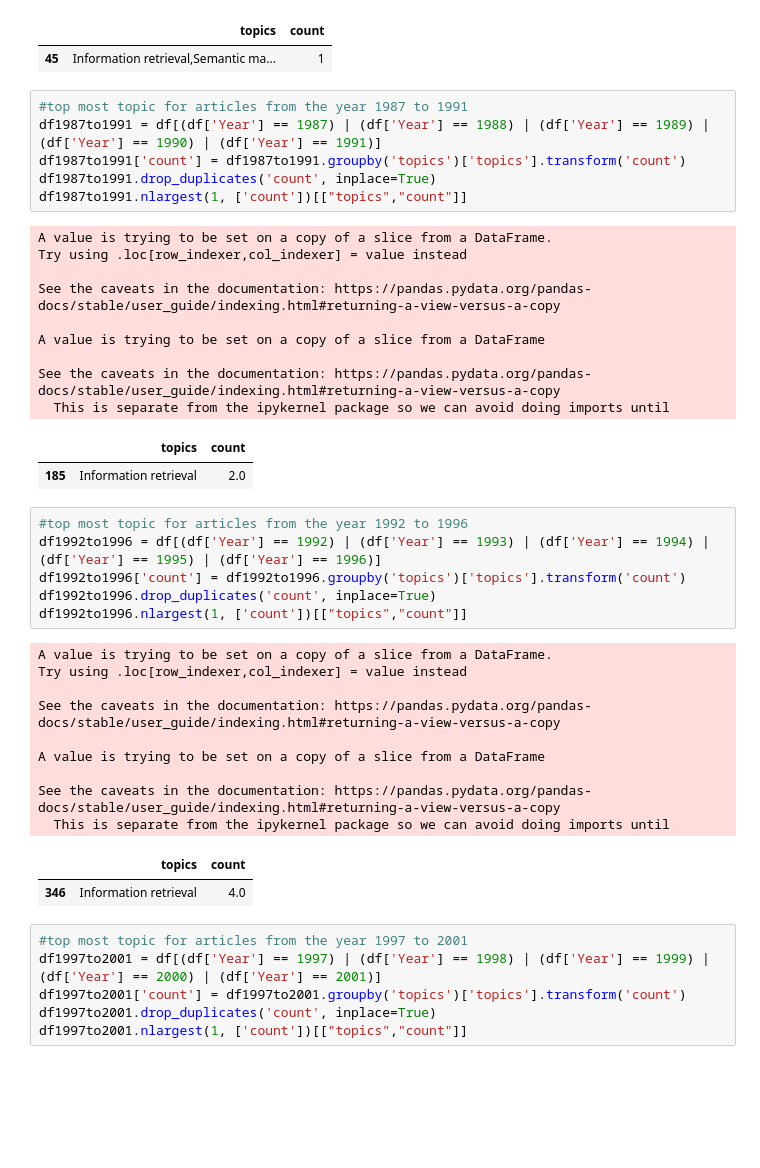
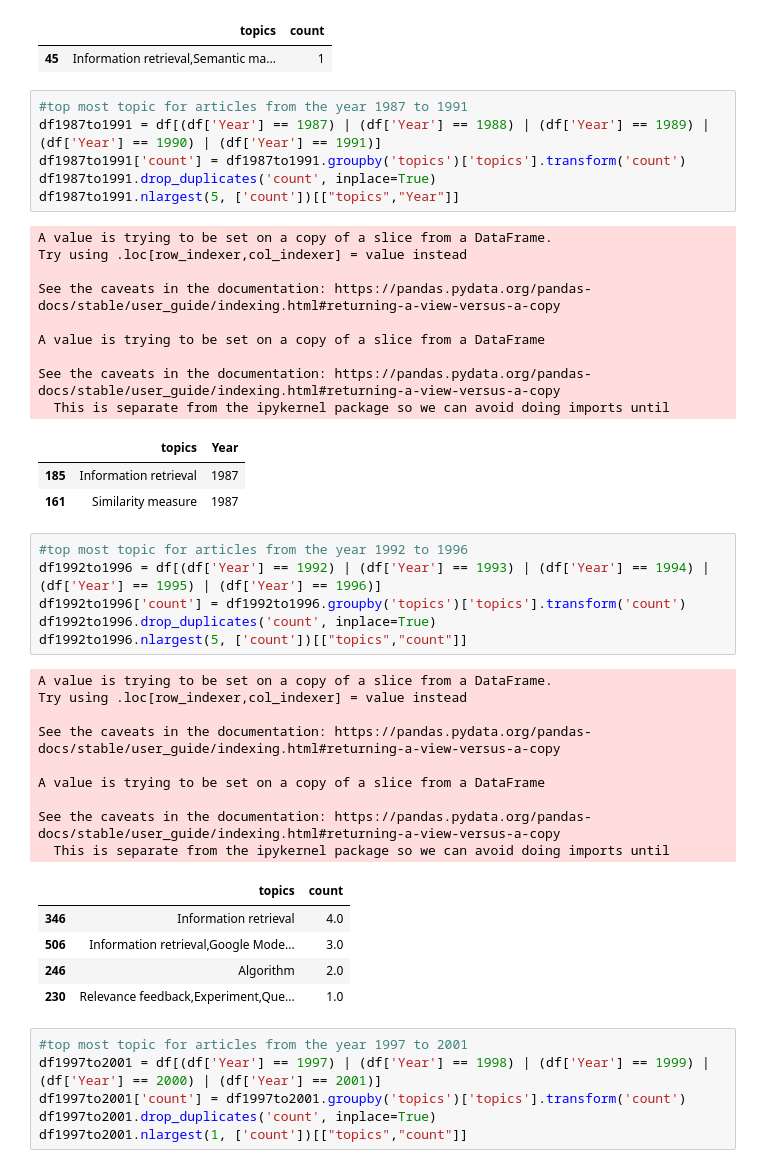
Before and after one commit to manishareddynarayan/Akshitha_INFO5731_Spring2020, a Jupyter notebook: Extracting_csv.ipynb, the cells around one changed output. Saved outputs shown, nothing was run; the diff lists cells and outputs as text; blank space fills up the shorter version.

```diff
--- a/Extracting_csv.ipynb
+++ b/Extracting_csv.ipynb
@@ -742,7 +743,7 @@ See the caveats in the documentation: https://pandas.pydata.org/pandas-docs/stab
 df1987to1991 = df[(df['Year'] == 1987) | (df['Year'] == 1988) | (df['Year'] == 1989) | (df['Year'] == 1990) | (df['Year'] == 1991)]
 df1987to1991['count'] = df1987to1991.groupby('topics')['topics'].transform('count')
 df1987to1991.drop_duplicates('count', inplace=True)
-df1987to1991.nlargest(1, ['count'])[["topics","count"]]
+df1987to1991.nlargest(5, ['count'])[["topics","Year"]]
 # %% [output]
 A value is trying to be set on a copy of a slice from a DataFrame.
 Try using .loc[row_indexer,col_indexer] = value instead
@@ -753,26 +754,30 @@ A value is trying to be set on a copy of a slice from a DataFrame
 
 See the caveats in the documentation: https://pandas.pydata.org/pandas-docs/stable/user_guide/indexing.html#returning-a-view-versus-a-copy
   This is separate from the ipykernel package so we can avoid doing imports until
-|  | topics | count |
-| 185 | Information retrieval | 2.0 |
+|  | topics | Year |
+| 185 | Information retrieval | 1987 |
+| 161 | Similarity measure | 1987 |
 # %%
 #top most topic for articles from the year 1992 to 1996
 df1992to1996 = df[(df['Year'] == 1992) | (df['Year'] == 1993) | (df['Year'] == 1994) | (df['Year'] == 1995) | (df['Year'] == 1996)]
 df1992to1996['count'] = df1992to1996.groupby('topics')['topics'].transform('count')
 df1992to1996.drop_duplicates('count', inplace=True)
-df1992to1996.nlargest(1, ['count'])[["topics","count"]]
+df1992to1996.nlargest(5, ['count'])[["topics","count"]]
 # %% [output]
 A value is trying to be set on a copy of a slice from a DataFrame.
 Try using .loc[row_indexer,col_indexer] = value instead
 
 See the caveats in the documentation: https://pandas.pydata.org/pandas-docs/stable/user_guide/indexing.html#returning-a-view-versus-a-copy
 
 A value is trying to be set on a copy of a slice from a DataFrame
 
 See the caveats in the documentation: https://pandas.pydata.org/pandas-docs/stable/user_guide/indexing.html#returning-a-view-versus-a-copy
   This is separate from the ipykernel package so we can avoid doing imports until
 |  | topics | count |
 | 346 | Information retrieval | 4.0 |
+| 506 | Information retrieval,Google Mode... | 3.0 |
+| 246 | Algorithm | 2.0 |
+| 230 | Relevance feedback,Experiment,Que... | 1.0 |
 # %%
 #top most topic for articles from the year 1997 to 2001
 df1997to2001 = df[(df['Year'] == 1997) | (df['Year'] == 1998) | (df['Year'] == 1999) | (df['Year'] == 2000) | (df['Year'] == 2001)]
```
Also changed, not shown: parts of 26 cells of this notebook.
